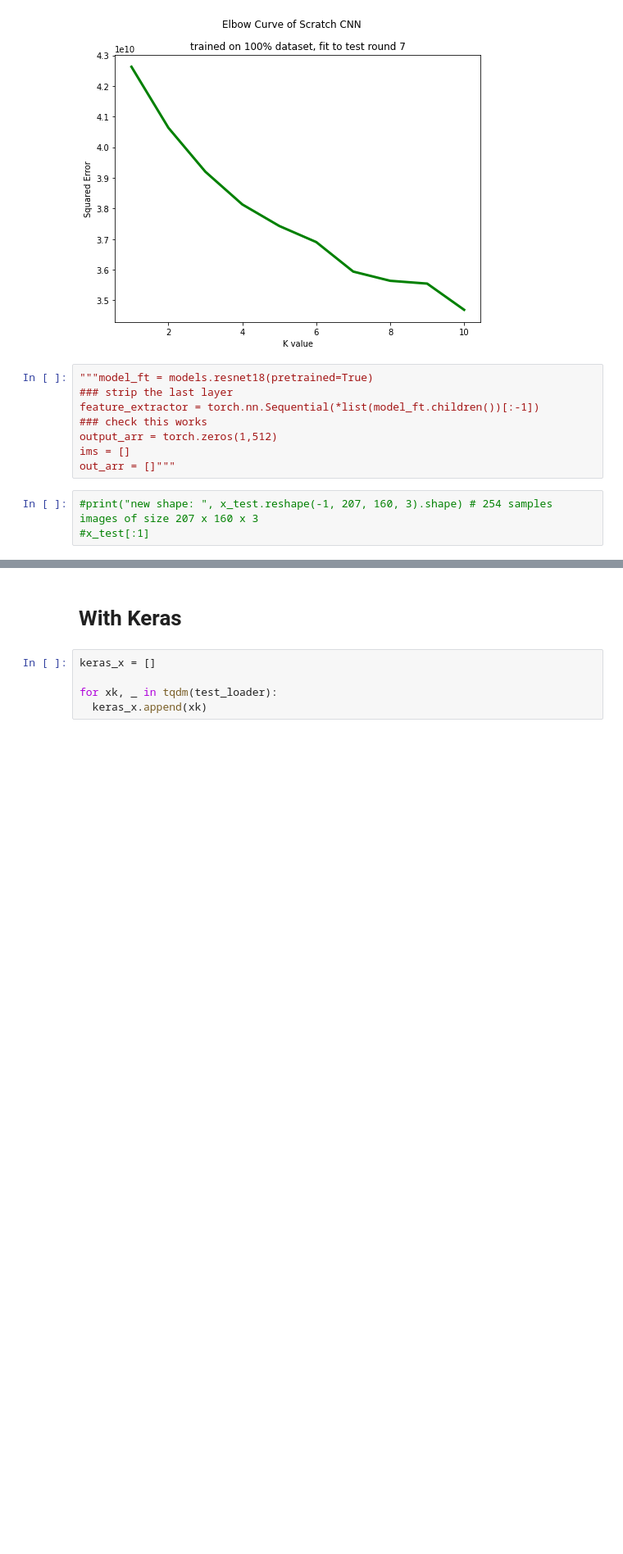
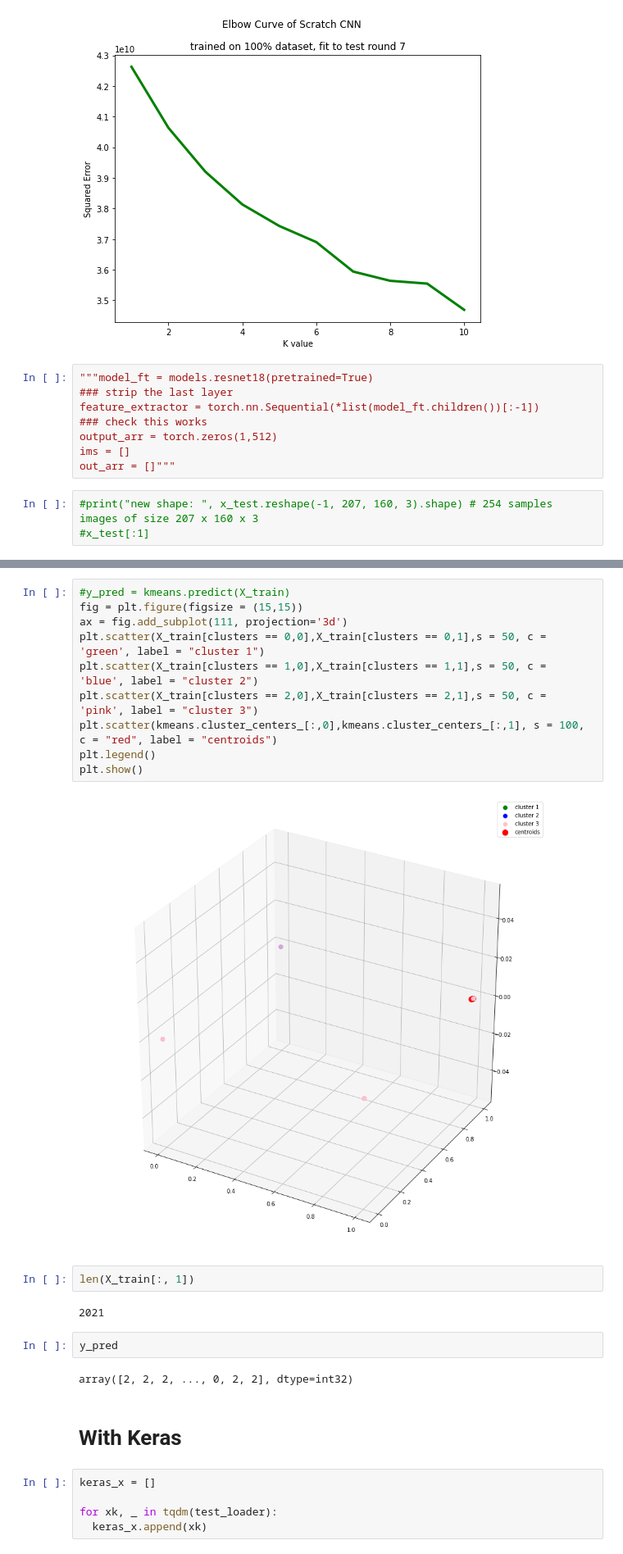
Before and after one commit to ian-byrne/MADSmilestone2, a Jupyter notebook: Transfer_Learning_Kmeans.ipynb, the cells around one changed output, grey strips where cells are left out. Shown at 82% size. Saved outputs shown, nothing was run; the diff lists cells and outputs as text; blank space fills up the shorter version.

```diff
--- a/Transfer_Learning_Kmeans.ipynb
+++ b/Transfer_Learning_Kmeans.ipynb
@@ -478,3 +562,23 @@ out_arr = []"""
+# %%
+#y_pred = kmeans.predict(X_train)
+fig = plt.figure(figsize = (15,15))
+ax = fig.add_subplot(111, projection='3d')
+plt.scatter(X_train[clusters == 0,0],X_train[clusters == 0,1],s = 50, c = 'green', label = "cluster 1")
+plt.scatter(X_train[clusters == 1,0],X_train[clusters == 1,1],s = 50, c = 'blue', label = "cluster 2")
+plt.scatter(X_train[clusters == 2,0],X_train[clusters == 2,1],s = 50, c = 'pink', label = "cluster 3")
+plt.scatter(kmeans.cluster_centers_[:,0],kmeans.cluster_centers_[:,1], s = 100, c = "red", label = "centroids")
+plt.legend()
+plt.show()
+# %% [output]
+[figure, added]
+# %%
+len(X_train[:, 1])
+# %% [output]
+2021
+# %%
+y_pred
+# %% [output]
+array([2, 2, 2, ..., 0, 2, 2], dtype=int32)
 # %% [markdown]
 # With Keras
 # %%
```
Also changed, not shown: parts of 16 cells of this notebook.
